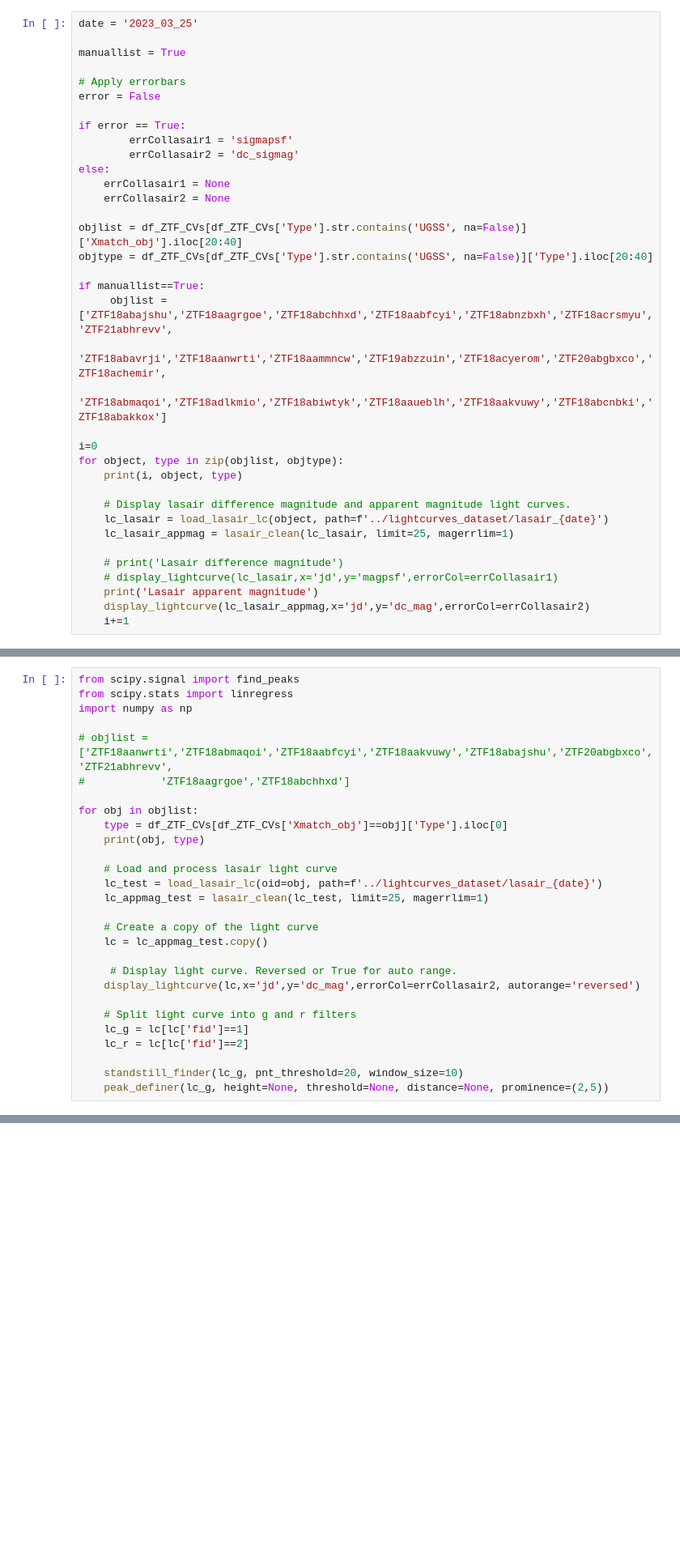
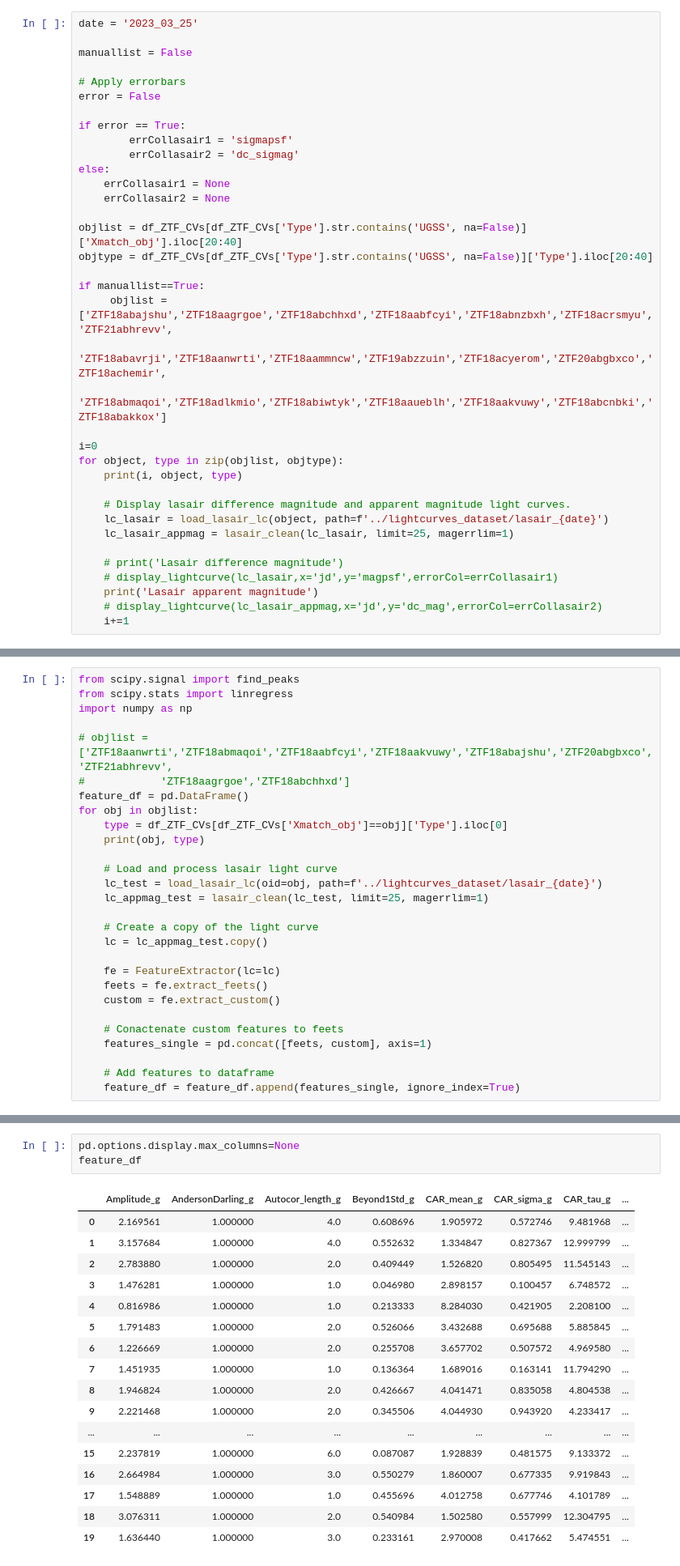
Before and after one commit to dharmesh1007/ZTF_code, a Jupyter notebook: source/3_feature_testing.ipynb, the cells around one changed output, grey strips where cells are left out. Shown at 81% size. Drawn from its saved outputs; the diff is of its cells as text; blank space fills up the shorter version.

Commit message:
lightcurve features complete

```diff
--- a/source/3_feature_testing.ipynb
+++ b/source/3_feature_testing.ipynb
@@ -36,7 +39,7 @@ Length of list of objects: 5708
 # %%
 date = '2023_03_25'
 
-manuallist = True
+manuallist = False
 
 # Apply errorbars
 error = False
@@ -67,6 +70,6 @@ for object, type in zip(objlist, objtype):
     # print('Lasair difference magnitude')
     # display_lightcurve(lc_lasair,x='jd',y='magpsf',errorCol=errCollasair1)
     print('Lasair apparent magnitude')
-    display_lightcurve(lc_lasair_appmag,x='jd',y='dc_mag',errorCol=errCollasair2)
+    # display_lightcurve(lc_lasair_appmag,x='jd',y='dc_mag',errorCol=errCollasair2)
     i+=1
 # %% [output]
@@ -202,7 +101,7 @@ import numpy as np
 
 # objlist = ['ZTF18aanwrti','ZTF18abmaqoi','ZTF18aabfcyi','ZTF18aakvuwy','ZTF18abajshu','ZTF20abgbxco','ZTF21abhrevv',
 #            'ZTF18aagrgoe','ZTF18abchhxd']
-
+feature_df = pd.DataFrame()
 for obj in objlist:
     type = df_ZTF_CVs[df_ZTF_CVs['Xmatch_obj']==obj]['Type'].iloc[0]
     print(obj, type)
@@ -214,13 +113,13 @@ for obj in objlist:
     # Create a copy of the light curve
     lc = lc_appmag_test.copy()
 
-     # Display light curve. Reversed or True for auto range.
-    display_lightcurve(lc,x='jd',y='dc_mag',errorCol=errCollasair2, autorange='reversed')
+    fe = FeatureExtractor(lc=lc)
+    feets = fe.extract_feets()
+    custom = fe.extract_custom()
 
-    # Split light curve into g and r filters
-    lc_g = lc[lc['fid']==1]
-    lc_r = lc[lc['fid']==2]
+    # Conactenate custom features to feets
+    features_single = pd.concat([feets, custom], axis=1)
 
-    standstill_finder(lc_g, pnt_threshold=20, window_size=10)
-    peak_definer(lc_g, height=None, threshold=None, distance=None, prominence=(2,5))
+    # Add features to dataframe
+    feature_df = feature_df.append(features_single, ignore_index=True)
 # %% [output]
@@ -289,3 +146,24 @@ Max prominence: 4.166479051159241
+# %%
+pd.options.display.max_columns=None
+feature_df
+# %% [output]
+|  | Amplitude_g | AndersonDarling_g | Autocor_length_g | Beyond1Std_g | CAR_mean_g | CAR_sigma_g | CAR_tau_g | ... |
+| 0 | 2.169561 | 1.000000 | 4.0 | 0.608696 | 1.905972 | 0.572746 | 9.481968 | ... |
+| 1 | 3.157684 | 1.000000 | 4.0 | 0.552632 | 1.334847 | 0.827367 | 12.999799 | ... |
+| 2 | 2.783880 | 1.000000 | 2.0 | 0.409449 | 1.526820 | 0.805495 | 11.545143 | ... |
+| 3 | 1.476281 | 1.000000 | 1.0 | 0.046980 | 2.898157 | 0.100457 | 6.748572 | ... |
+| 4 | 0.816986 | 1.000000 | 1.0 | 0.213333 | 8.284030 | 0.421905 | 2.208100 | ... |
+| 5 | 1.791483 | 1.000000 | 2.0 | 0.526066 | 3.432688 | 0.695688 | 5.885845 | ... |
+| 6 | 1.226669 | 1.000000 | 2.0 | 0.255708 | 3.657702 | 0.507572 | 4.969580 | ... |
+| 7 | 1.451935 | 1.000000 | 1.0 | 0.136364 | 1.689016 | 0.163141 | 11.794290 | ... |
+| 8 | 1.946824 | 1.000000 | 2.0 | 0.426667 | 4.041471 | 0.835058 | 4.804538 | ... |
+| 9 | 2.221468 | 1.000000 | 2.0 | 0.345506 | 4.044930 | 0.943920 | 4.233417 | ... |
+| ... | ... | ... | ... | ... | ... | ... | ... | ... |
+| 15 | 2.237819 | 1.000000 | 6.0 | 0.087087 | 1.928839 | 0.481575 | 9.133372 | ... |
+| 16 | 2.664984 | 1.000000 | 3.0 | 0.550279 | 1.860007 | 0.677335 | 9.919843 | ... |
+| 17 | 1.548889 | 1.000000 | 1.0 | 0.455696 | 4.012758 | 0.677746 | 4.101789 | ... |
+| 18 | 3.076311 | 1.000000 | 2.0 | 0.540984 | 1.502580 | 0.557999 | 12.304795 | ... |
+| 19 | 1.636440 | 1.000000 | 3.0 | 0.233161 | 2.970008 | 0.417662 | 5.474551 | ... |
 # %%
 # plot the lomb-scargle periodogram of the light curve
 from astropy.timeseries import LombScargle
```
Also changed, not shown: parts of 4 cells of this notebook, 3 other files.
